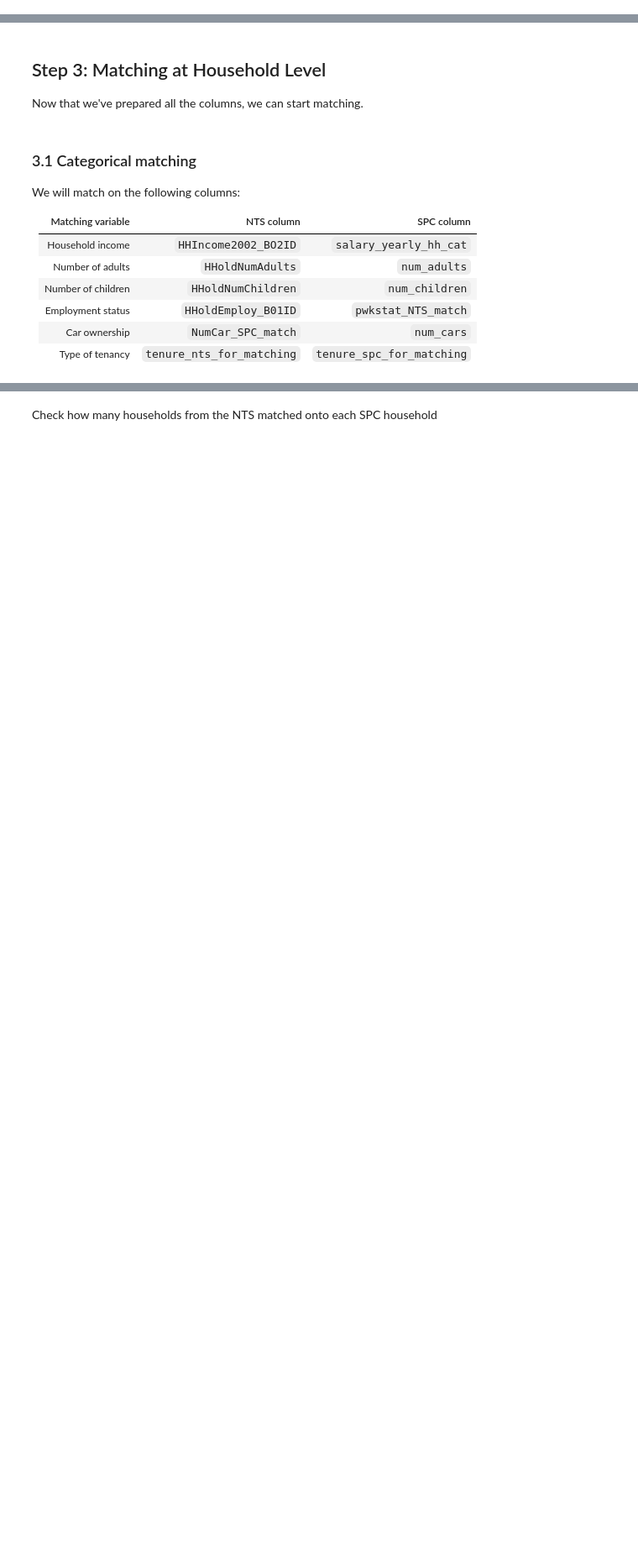
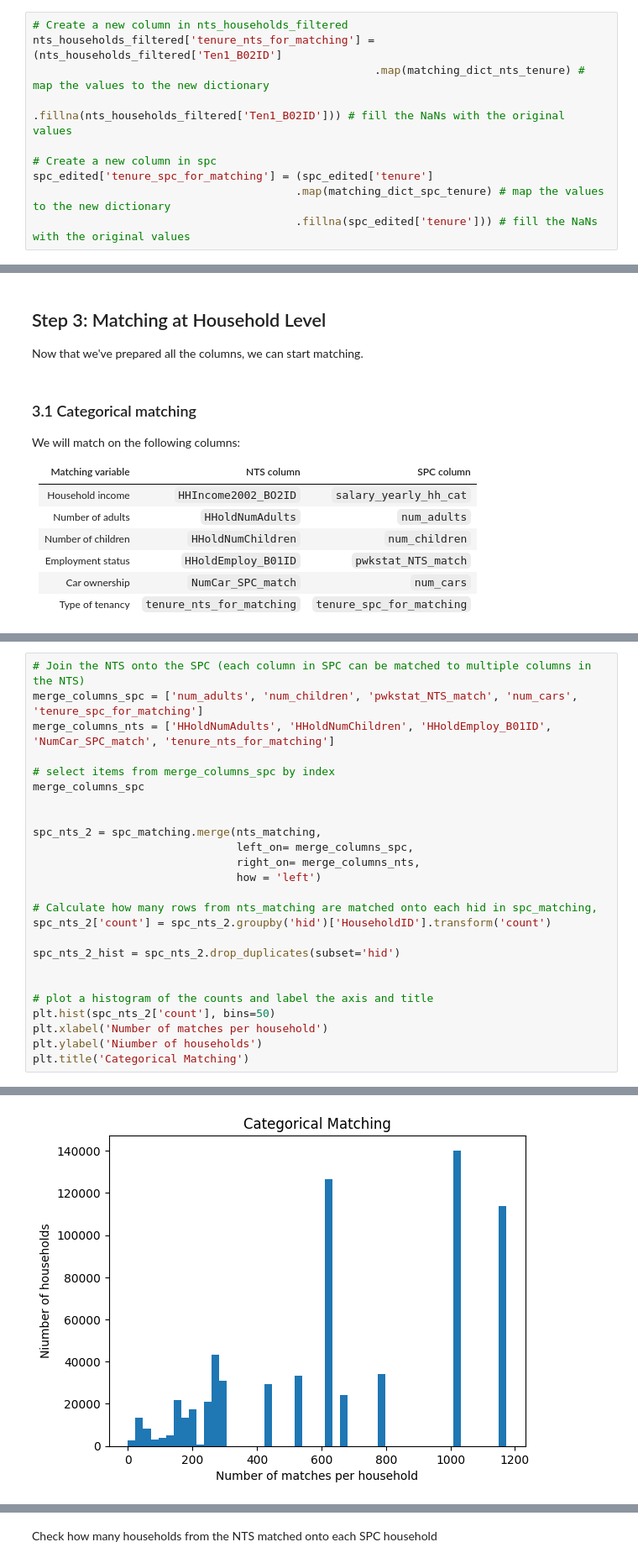
Before and after one commit to Urban-Analytics-Technology-Platform/acbm, a Jupyter notebook: notebooks/statistical_matching.ipynb, the cells around one changed output, grey strips where cells are left out. Shown at 84% size. Saved outputs shown, nothing was run; the diff lists cells and outputs as text; blank space fills up the shorter version.

```diff
--- a/notebooks/statistical_matching.ipynb
+++ b/notebooks/statistical_matching.ipynb
@@ -385,0 +535,10 @@ spc['tenure_spc_for_matching'] = (spc['tenure']
+# %%
+# Create a new column in nts_households_filtered
+nts_households_filtered['tenure_nts_for_matching'] = (nts_households_filtered['Ten1_B02ID']
+                                                    .map(matching_dict_nts_tenure) # map the values to the new dictionary
+                                                    .fillna(nts_households_filtered['Ten1_B02ID'])) # fill the NaNs with the original values
+
+# Create a new column in spc
+spc_edited['tenure_spc_for_matching'] = (spc_edited['tenure']
+                                        .map(matching_dict_spc_tenure) # map the values to the new dictionary
+                                        .fillna(spc_edited['tenure'])) # fill the NaNs with the original values
@@ -438,0 +644,26 @@ spc_nts = spc_matching.merge(nts_matching,
+# %%
+# Join the NTS onto the SPC (each column in SPC can be matched to multiple columns in the NTS)
+merge_columns_spc = ['num_adults', 'num_children', 'pwkstat_NTS_match', 'num_cars', 'tenure_spc_for_matching']
+merge_columns_nts = ['HHoldNumAdults', 'HHoldNumChildren', 'HHoldEmploy_B01ID', 'NumCar_SPC_match', 'tenure_nts_for_matching']
+
+# select items from merge_columns_spc by index
+merge_columns_spc
+
+
+spc_nts_2 = spc_matching.merge(nts_matching,
+                               left_on= merge_columns_spc,
+                               right_on= merge_columns_nts,
+                               how = 'left')
+
+# Calculate how many rows from nts_matching are matched onto each hid in spc_matching,
+spc_nts_2['count'] = spc_nts_2.groupby('hid')['HouseholdID'].transform('count')
+
+spc_nts_2_hist = spc_nts_2.drop_duplicates(subset='hid')
+
+
+# plot a histogram of the counts and label the axis and title
+plt.hist(spc_nts_2['count'], bins=50)
+plt.xlabel('Number of matches per household')
+plt.ylabel('Niumber of households')
+plt.title('Categorical Matching')
+# %% [output]
@@ -438,0 +671 @@ spc_nts = spc_matching.merge(nts_matching,
+[figure, added]
```
Also changed, not shown: parts of 35 cells of this notebook, 1 other file.
